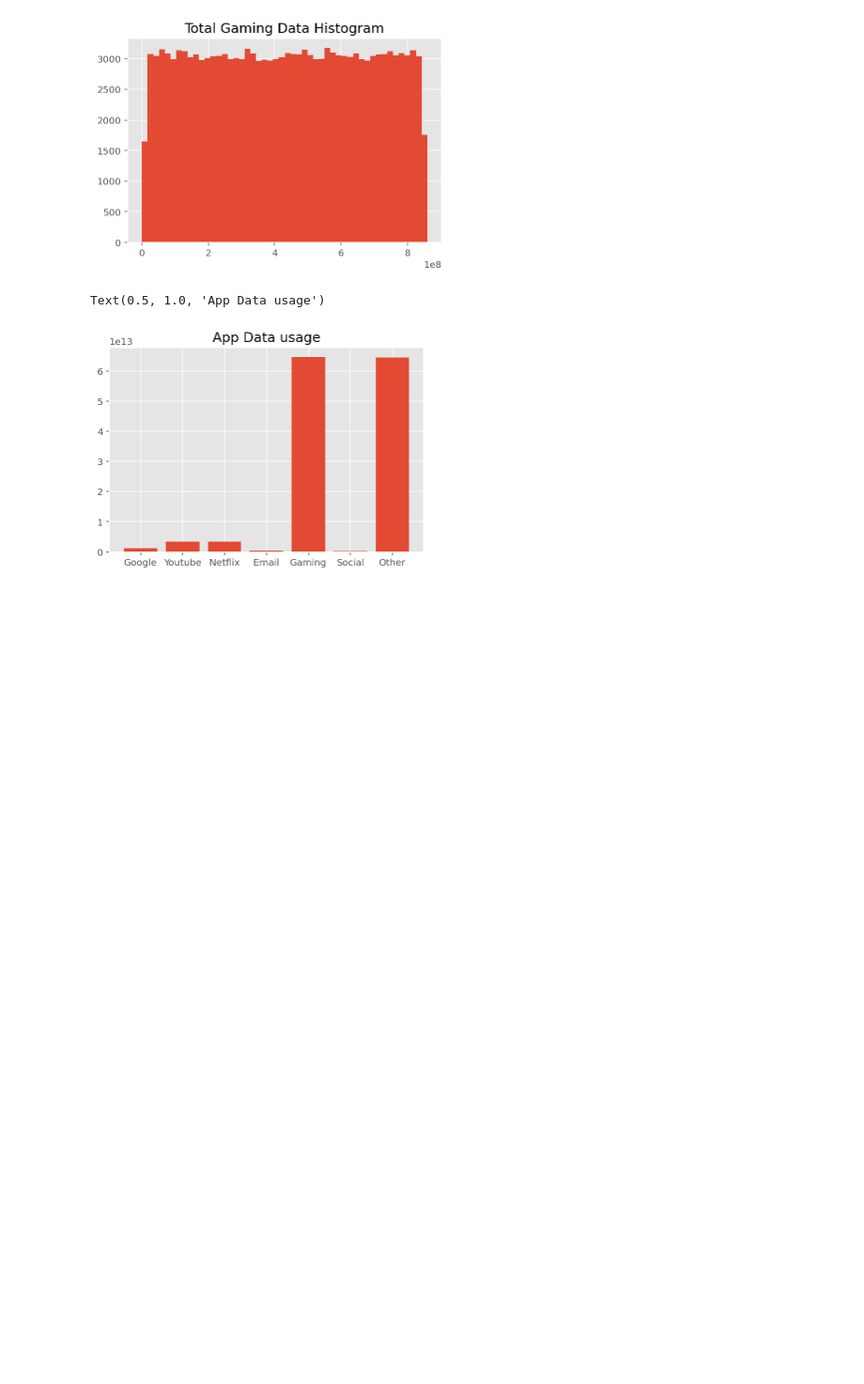
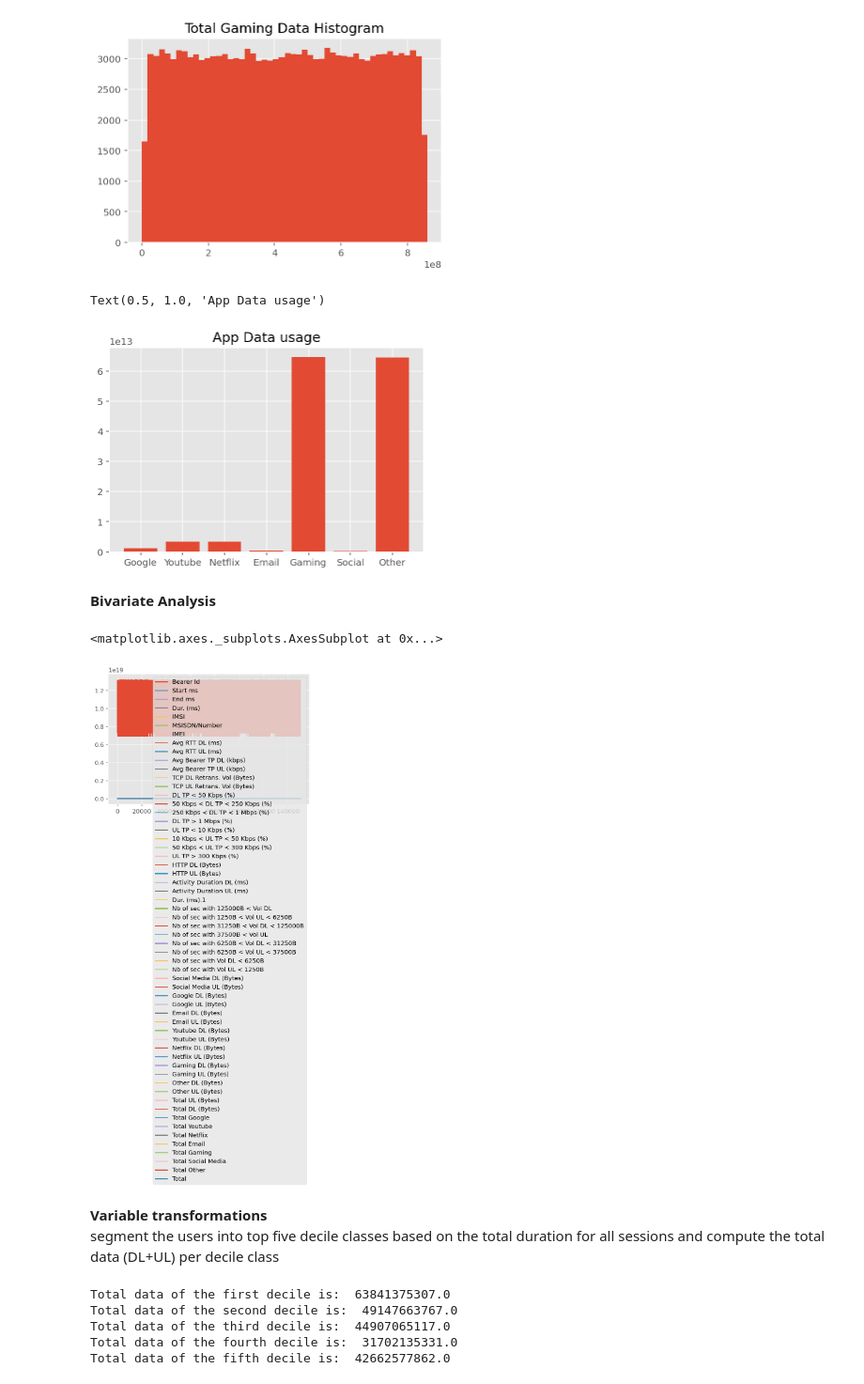
Before and after one commit to bezawitalemyimer/10xAc, a Jupyter notebook: week1/notebooks/data_source_csv.ipynb, the cells around one changed output. Shown at 94% size. Saved outputs shown, nothing was run; the diff lists cells and outputs as text; code cells hidden in the pictures; blank space fills up the shorter version.

Commit message:
Variable transformations

```diff
--- a/week1/notebooks/data_source_csv.ipynb
+++ b/week1/notebooks/data_source_csv.ipynb
@@ -621,3 +656,34 @@ plt.title("App Data usage")
 # %% [output]
 Text(0.5, 1.0, 'App Data usage')
 [figure]
+# %% [markdown]
+**Bivariate** **Analysis**
+# %%
+data.plot.line()
+# %% [output]
+<matplotlib.axes._subplots.AxesSubplot at 0x...>
+[figure, added]
+# %% [markdown]
+**Variable** **transformations**
+segment the users into top five decile classes based on the total duration for all sessions and compute the total data (DL+UL) per decile class
+# %%
+#group users into top 5 deciles
+users = data.groupby(["MSISDN/Number"]).agg({'Bearer Id':'count', 'Dur. (ms).1':'sum', 'Total UL (Bytes)':'sum', 'Total DL (Bytes)':'sum'}).sort_values(by="Dur. (ms).1", ascending = False)
+first_decile = users.iloc[0:10,:]
+second_decile = users.iloc[10:20,:]
+third_decile = users.iloc[20:30,:]
+fourth_decile = users.iloc[30:40,:]
+fifth_decile = users.iloc[40:50,:]
+
+#print total data of each decile group
+print("Total data of the first decile is: ",first_decile["Total DL (Bytes)"].sum() + first_decile["Total UL (Bytes)"].sum())
+print("Total data of the second decile is: ",second_decile["Total DL (Bytes)"].sum() + second_decile["Total UL (Bytes)"].sum())
+print("Total data of the third decile is: ",third_decile["Total DL (Bytes)"].sum() + third_decile["Total UL (Bytes)"].sum())
+print("Total data of the fourth decile is: ",fourth_decile["Total DL (Bytes)"].sum() + fourth_decile["Total UL (Bytes)"].sum())
+print("Total data of the fifth decile is: ",fifth_decile["Total DL (Bytes)"].sum() + fifth_decile["Total UL (Bytes)"].sum())
+# %% [output]
+Total data of the first decile is:  63841375307.0
+Total data of the second decile is:  49147663767.0
+Total data of the third decile is:  44907065117.0
+Total data of the fourth decile is:  31702135331.0
+Total data of the fifth decile is:  42662577862.0
```
Also changed, not shown: parts of 15 cells of this notebook.
